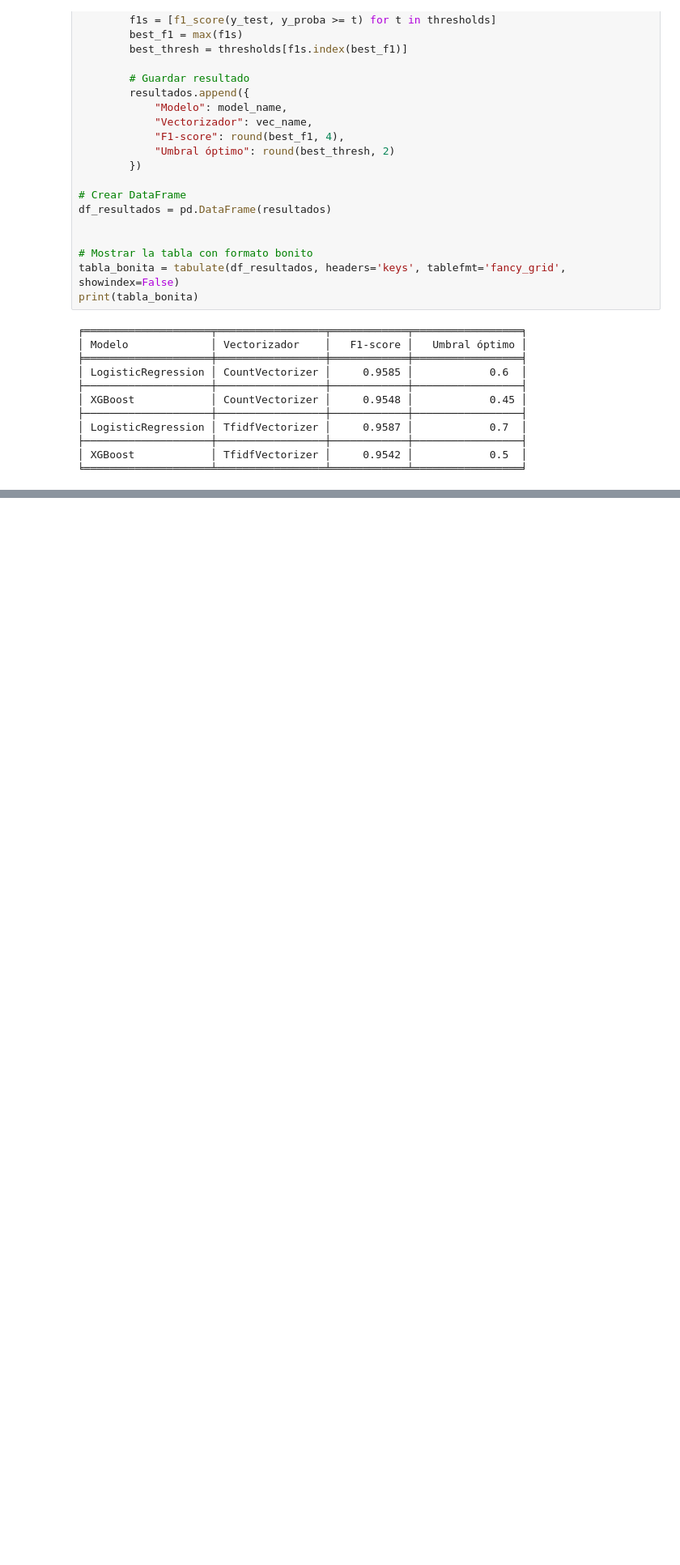
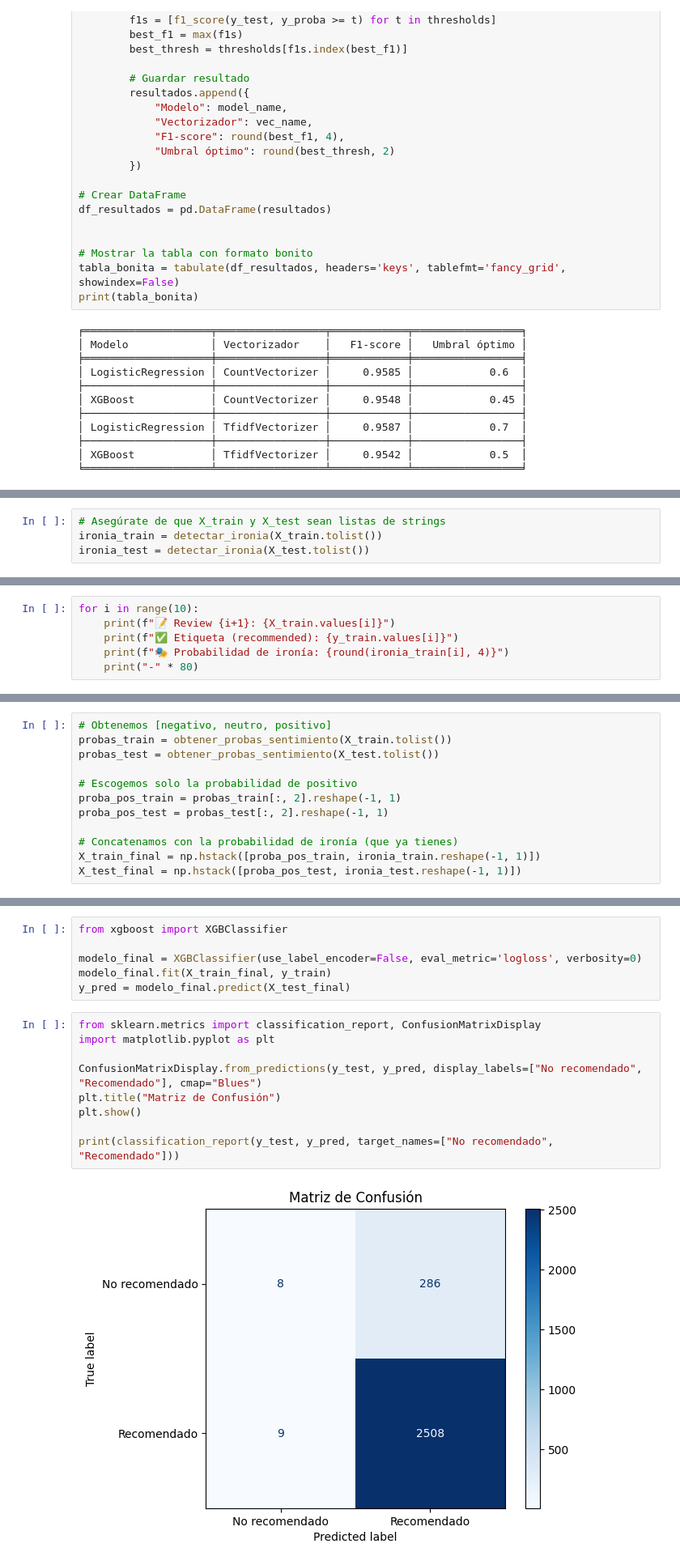
Before and after one commit to Mr-ion77/steam-reviewing, a Jupyter notebook: modelos_steam.ipynb, the cells around one changed output, grey strips where cells are left out. Shown at 81% size. Drawn from its saved outputs; the diff is of its cells as text; blank space fills up the shorter version.

Commit message:
pruebas ironia

```diff
--- a/modelos_steam.ipynb
+++ b/modelos_steam.ipynb
@@ -398,0 +476,4 @@ print(tabla_bonita)
+# %%
+# Asegúrate de que X_train y X_test sean listas de strings
+ironia_train = detectar_ironia(X_train.tolist())
+ironia_test = detectar_ironia(X_test.tolist())
@@ -398,0 +482,6 @@ print(tabla_bonita)
+# %%
+for i in range(10):
+    print(f"📝 Review {i+1}: {X_train.values[i]}")
+    print(f"✅ Etiqueta (recommended): {y_train.values[i]}")
+    print(f"🎭 Probabilidad de ironía: {round(ironia_train[i], 4)}")
+    print("-" * 80)
@@ -398,0 +603,12 @@ print(tabla_bonita)
+# %%
+# Obtenemos [negativo, neutro, positivo]
+probas_train = obtener_probas_sentimiento(X_train.tolist())
+probas_test = obtener_probas_sentimiento(X_test.tolist())
+
+# Escogemos solo la probabilidad de positivo
+proba_pos_train = probas_train[:, 2].reshape(-1, 1)
+proba_pos_test = probas_test[:, 2].reshape(-1, 1)
+
+# Concatenamos con la probabilidad de ironía (que ya tienes)
+X_train_final = np.hstack([proba_pos_train, ironia_train.reshape(-1, 1)])
+X_test_final = np.hstack([proba_pos_test, ironia_test.reshape(-1, 1)])
@@ -398,0 +617,17 @@ print(tabla_bonita)
+# %%
+from xgboost import XGBClassifier
+
+modelo_final = XGBClassifier(use_label_encoder=False, eval_metric='logloss', verbosity=0)
+modelo_final.fit(X_train_final, y_train)
+y_pred = modelo_final.predict(X_test_final)
+# %%
+from sklearn.metrics import classification_report, ConfusionMatrixDisplay
+import matplotlib.pyplot as plt
+
+ConfusionMatrixDisplay.from_predictions(y_test, y_pred, display_labels=["No recomendado", "Recomendado"], cmap="Blues")
+plt.title("Matriz de Confusión")
+plt.show()
+
+print(classification_report(y_test, y_pred, target_names=["No recomendado", "Recomendado"]))
+# %% [output]
+[figure, added]
```
Also changed, not shown: parts of 25 cells of this notebook, 1 other file.
